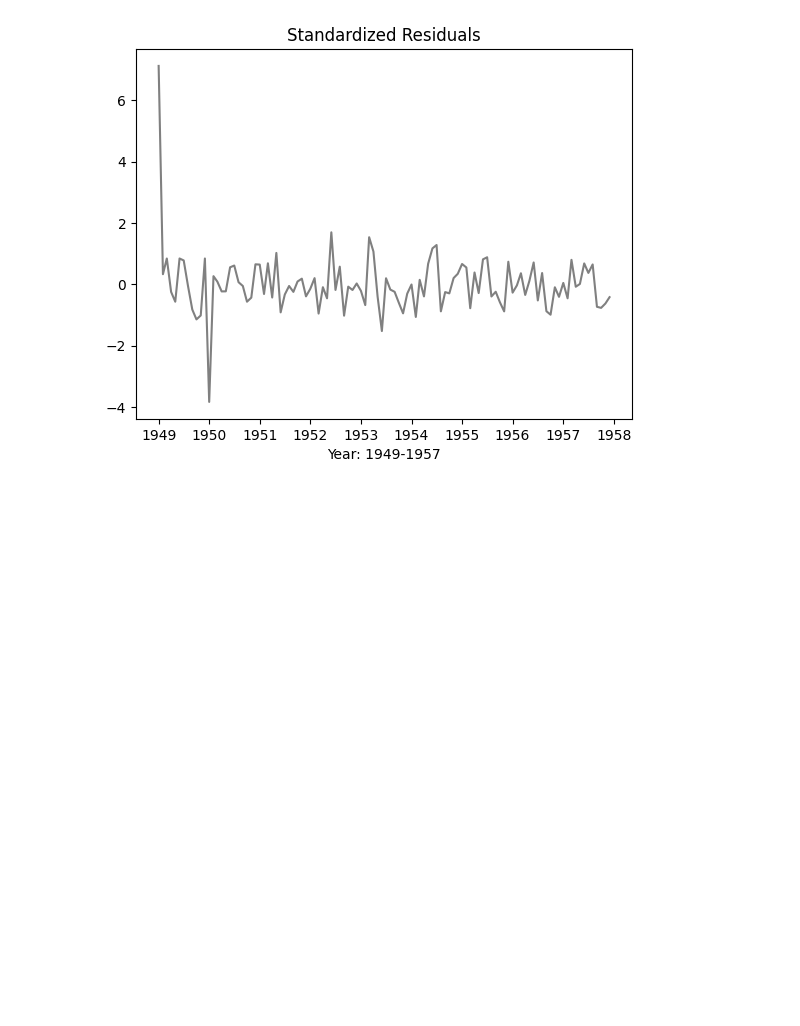
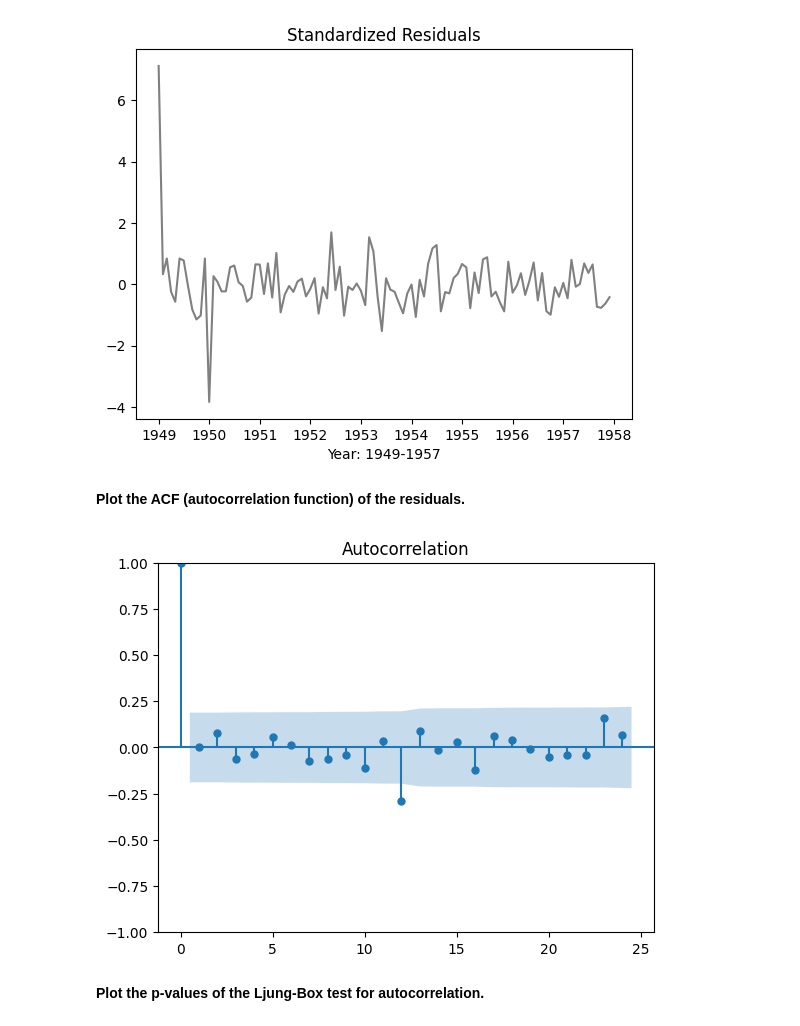
Before and after one commit to ShalinKaji/AirlineRadar, a Jupyter notebook: AirlineRadar.ipynb, the cells around one changed output. Cells and saved outputs as stored; diff of their text form; code cells hidden in the pictures; blank space fills up the shorter version.

```diff
--- a/AirlineRadar.ipynb
+++ b/AirlineRadar.ipynb
@@ -205,3 +205,11 @@ plt.xlabel('Year: 1949-1957')
 ax.xaxis.set_major_formatter(DateFormatter('%Y'))
 # %% [output]
 [figure]
+# %% [markdown]
+**Plot the ACF (autocorrelation function) of the residuals.**
+# %%
+res_acf = plot_acf(resid, lags=24)
+# %% [output]
+[figure, added]
+# %% [markdown]
+**Plot the p-values of the Ljung-Box test for autocorrelation.**
```
Also changed, not shown: parts of 2 cells of this notebook.
